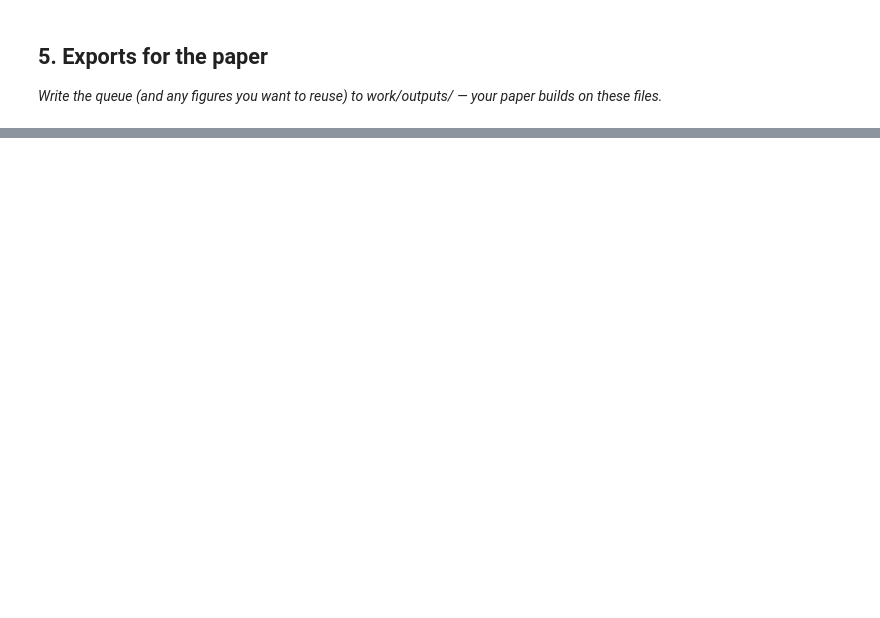
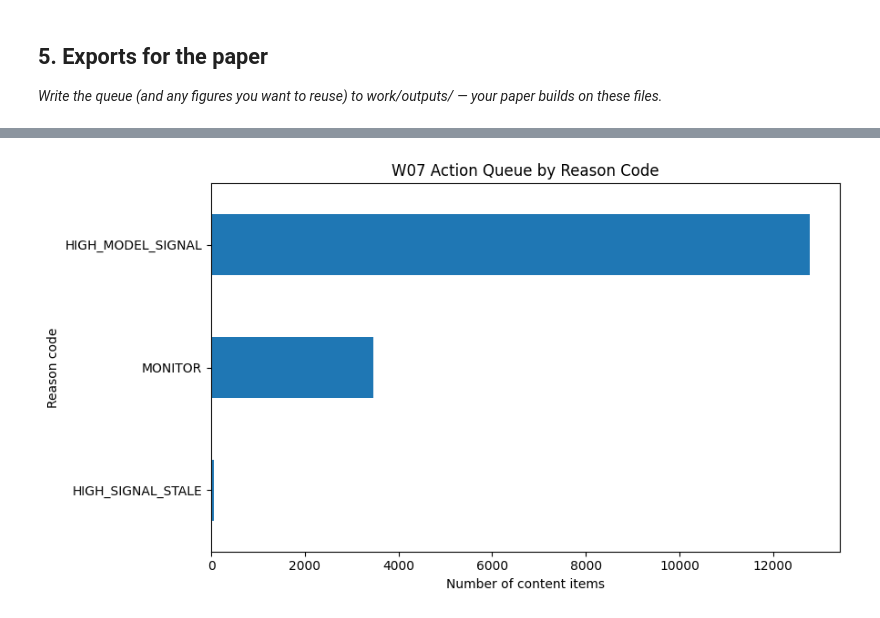
Before and after one commit to Veduisback/flyrank-ml-internship-starter, a Jupyter notebook: work/notebooks/w07_action_playbook.ipynb, the cells around one changed output, grey strips where cells are left out. Saved outputs shown, nothing was run; the diff lists cells and outputs as text; code cells hidden in the pictures; blank space fills up the shorter version.

```diff
--- a/work/notebooks/w07_action_playbook.ipynb
+++ b/work/notebooks/w07_action_playbook.ipynb
@@ -53,0 +995,83 @@ Before you submit, confirm each line honestly:
+# %%
+# Section 5C: Generate figures for the paper
+
+import matplotlib.pyplot as plt
+
+FIGURE_DIR = Path("work/figures")
+FIGURE_DIR.mkdir(parents=True, exist_ok=True)
+
+
+# ------------------------------------------------------------
+# Figure 1: Reason-code distribution
+# ------------------------------------------------------------
+
+reason_counts = (
+    action_queue["reason_code"]
+    .value_counts()
+    .sort_values(ascending=True)
+)
+
+plt.figure(figsize=(9, 5))
+reason_counts.plot(kind="barh")
+
+plt.title("W07 Action Queue by Reason Code")
+plt.xlabel("Number of content items")
+plt.ylabel("Reason code")
+plt.tight_layout()
+
+reason_fig_path = FIGURE_DIR / "w07_reason_code_distribution.png"
+
+plt.savefig(
+    reason_fig_path,
+    dpi=200,
+    bbox_inches="tight"
+)
+
+plt.show()
+
+
+# ------------------------------------------------------------
+# Figure 2: Model-score distribution
+# ------------------------------------------------------------
+
+plt.figure(figsize=(9, 5))
+
+plt.hist(
+    action_queue["model_score"],
+    bins=30
+)
+
+plt.axvline(
+    0.75,
+    linestyle="--",
+    linewidth=1.5,
+    label="High-signal review threshold = 0.75"
+)
+
+plt.title("W07 Model Ranking Score Distribution")
+plt.xlabel("Model ranking score")
+plt.ylabel("Number of content items")
+plt.legend()
+plt.tight_layout()
+
+score_fig_path = FIGURE_DIR / "w07_model_score_distribution.png"
+
+plt.savefig(
+    score_fig_path,
+    dpi=200,
+    bbox_inches="tight"
+)
+
+plt.show()
+
+
+print("Figures created")
+print("=" * 70)
+print(reason_fig_path)
+print(score_fig_path)
+
+print("\nExistence check:")
+print("Reason figure:", reason_fig_path.exists())
+print("Score figure:", score_fig_path.exists())
+# %% [output]
+[figure, added]
```
Also changed, not shown: parts of 21 cells of this notebook.
